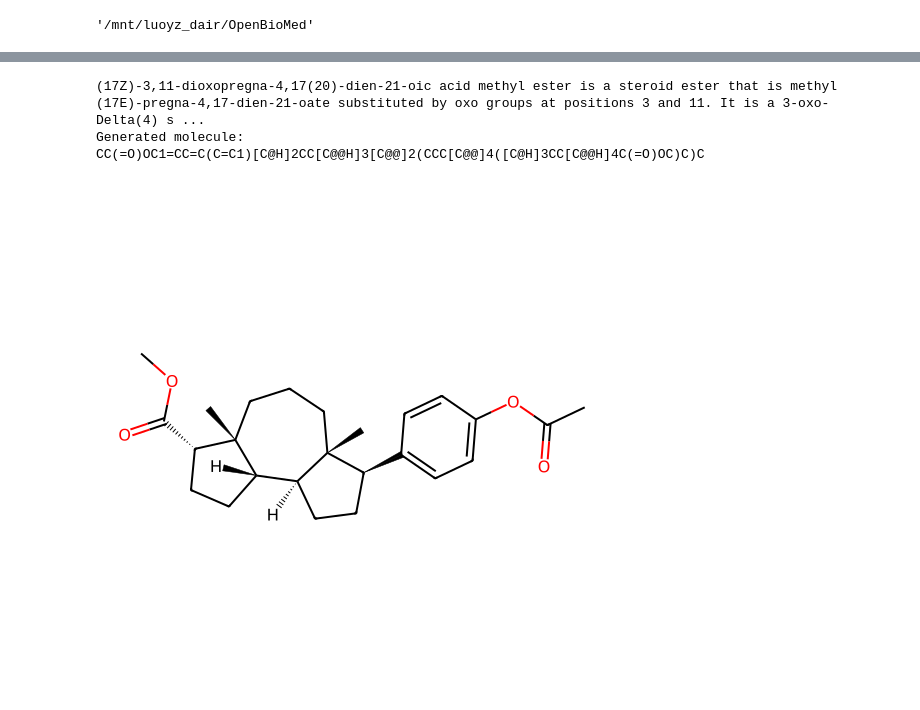
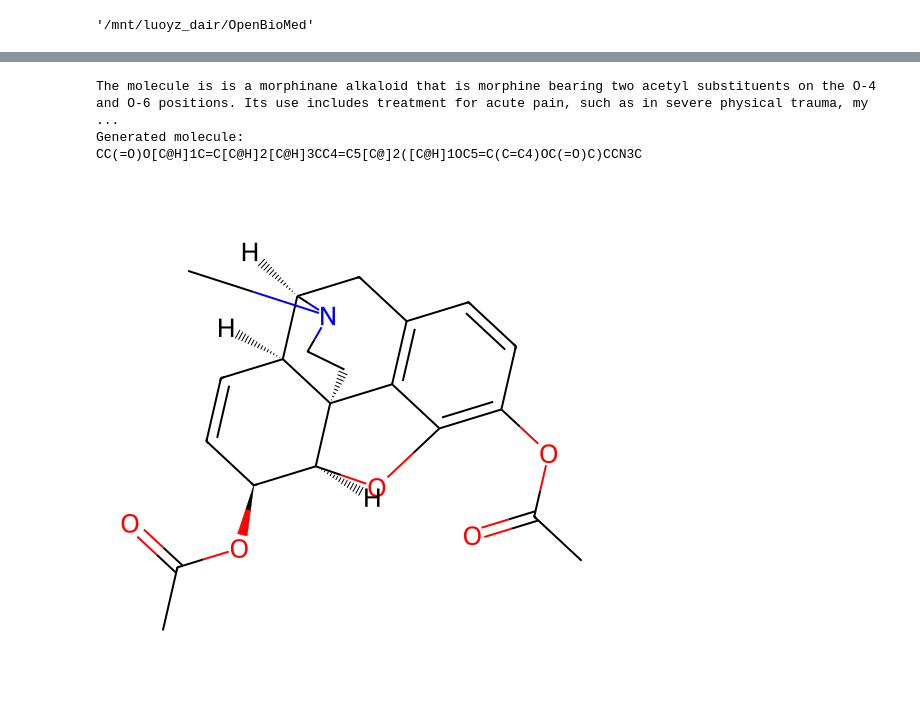
Before and after one commit to PharMolix/OpenBioMed, a Jupyter notebook: examples/molecule_generation.ipynb, the cells around one changed output, grey strips where cells are left out. Saved outputs shown, nothing was run; the diff lists cells and outputs as text; code cells hidden in the pictures.

```diff
--- a/examples/molecule_generation.ipynb
+++ b/examples/molecule_generation.ipynb
@@ -27,23 +28,26 @@ Config:  {'model': 'MolT5', 'data': {'mol': {'modality': ['structure'], 'featuri
-# %%
-import torch
-from rdkit import Chem
-from rdkit.Chem import Draw
-
-input_text = "(17Z)-3,11-dioxopregna-4,17(20)-dien-21-oic acid methyl ester is a steroid ester that is methyl (17E)-pregna-4,17-dien-21-oate substituted by oxo groups at positions 3 and 11. It is a 3-oxo-Delta(4) steroid, an 11-oxo steroid, a steroid ester and a methyl ester. It derives from a hydride of a pregnane."
-print(input_text)
-input = processor(input_text).to("cuda:0")
-with torch.no_grad():
-    smiles = model.decode_mol(input, num_beams=5, max_length=512)[0]
-print("Generated molecule:")
-smiles = "".join(model.decoder_tokenizer.batch_decode(smiles, skip_special_tokens=True)[1:-1])
-print(smiles)
-Draw.MolsToGridImage(
-    [Chem.MolFromSmiles(smiles)],
-    molsPerRow=1,
-    subImgSize=(512, 512)
-)
-# %% [output]
-(17Z)-3,11-dioxopregna-4,17(20)-dien-21-oic acid methyl ester is a steroid ester that is methyl (17E)-pregna-4,17-dien-21-oate substituted by oxo groups at positions 3 and 11. It is a 3-oxo-Delta(4) s ...
-Generated molecule:
-CC(=O)OC1=CC=C(C=C1)[C@H]2CC[C@@H]3[C@@]2(CCC[C@@]4([C@H]3CC[C@@H]4C(=O)OC)C)C
-[figure, removed]
+# %%
+import torch
+from rdkit import Chem
+from rdkit.Chem import Draw
+
+#input_text = "The molecule is the hydrochloride salt of a diacetyl derivative of the opiate morphine, a naturally occurring alkaloid extracted from the seedpod of the Asian poppy (Papaver sp.). Once administered, diamorphine (or diacetylmorphine) is rapidly hydrolyzed to 6-monoacetylmorphine (6-MAM) and then to the end-product morphine which binds to opiate receptors located throughout the mammalian nervous and gastrointestinal systems. Inducing a potent analgesia, the use of diamoprhine is often escalated due to a tolerance effect, resulting in abuse that is associated with fatal overdose, abortion, venous sclerosis, and opportunistic infections, among other adverse effects."
+#input_text = "The molecule is a neurotoxin with potential analgesic activity. It binds to the pores of fast voltage-gated fast sodium channels in nerve cell membranes, inhibiting nerve action potentials and blocking nerve transmission."
+input_text = "The molecule is is a morphinane alkaloid that is morphine bearing two acetyl substituents on the O-4 and O-6 positions. Its use includes treatment for acute pain, such as in severe physical trauma, myocardial infarction, post-surgical pain, and chronic pain. It has a role as an opioid analgesic, a mu-opioid receptor agonist and a prodrug. It is functionally related to a morphine."
+#input_text = "The molecule is toxic to human body."
+print(input_text)
+input = processor(input_text).to("cuda:0")
+with torch.no_grad():
+    smiles = model.decode_mol(input, num_beams=5, max_length=512)[0]
+print("Generated molecule:")
+smiles = "".join(model.decoder_tokenizer.batch_decode(smiles, skip_special_tokens=True)[1:-1])
+print(smiles)
+Draw.MolsToGridImage(
+    [Chem.MolFromSmiles(smiles)],
+    molsPerRow=1,
+    subImgSize=(512, 512)
+)
+# %% [output]
+The molecule is is a morphinane alkaloid that is morphine bearing two acetyl substituents on the O-4 and O-6 positions. Its use includes treatment for acute pain, such as in severe physical trauma, my ...
+Generated molecule:
+CC(=O)O[C@H]1C=C[C@H]2[C@H]3CC4=C5[C@]2([C@H]1OC5=C(C=C4)OC(=O)C)CCN3C
+[figure, added]
```
Also changed, not shown: parts of 2 cells of this notebook, 6 other files.
